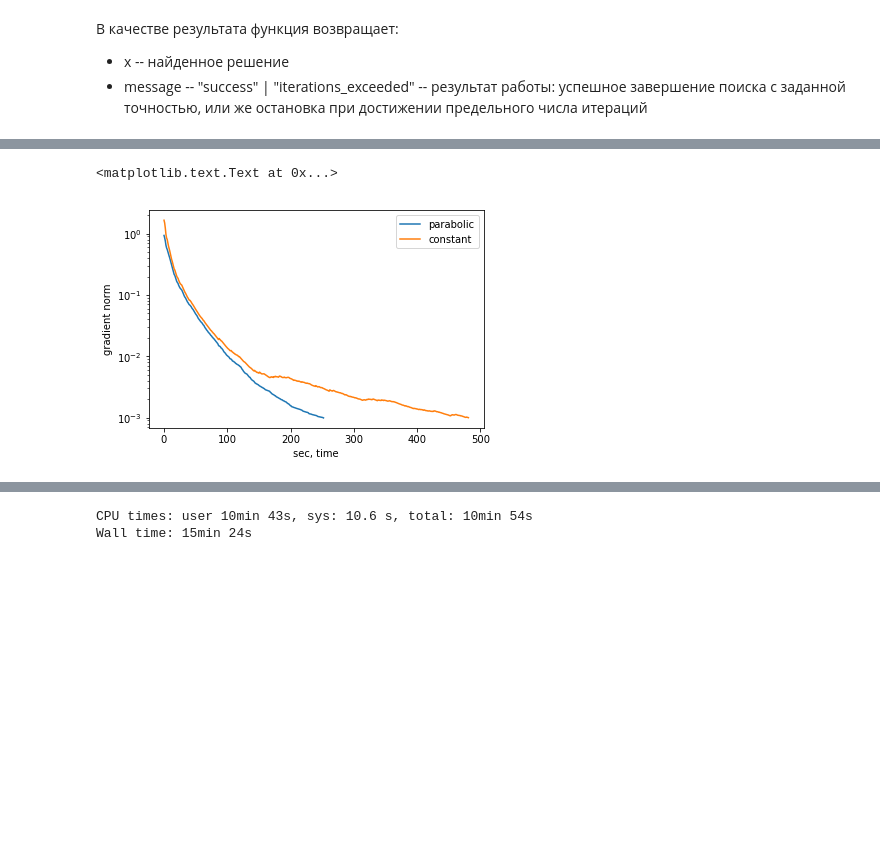
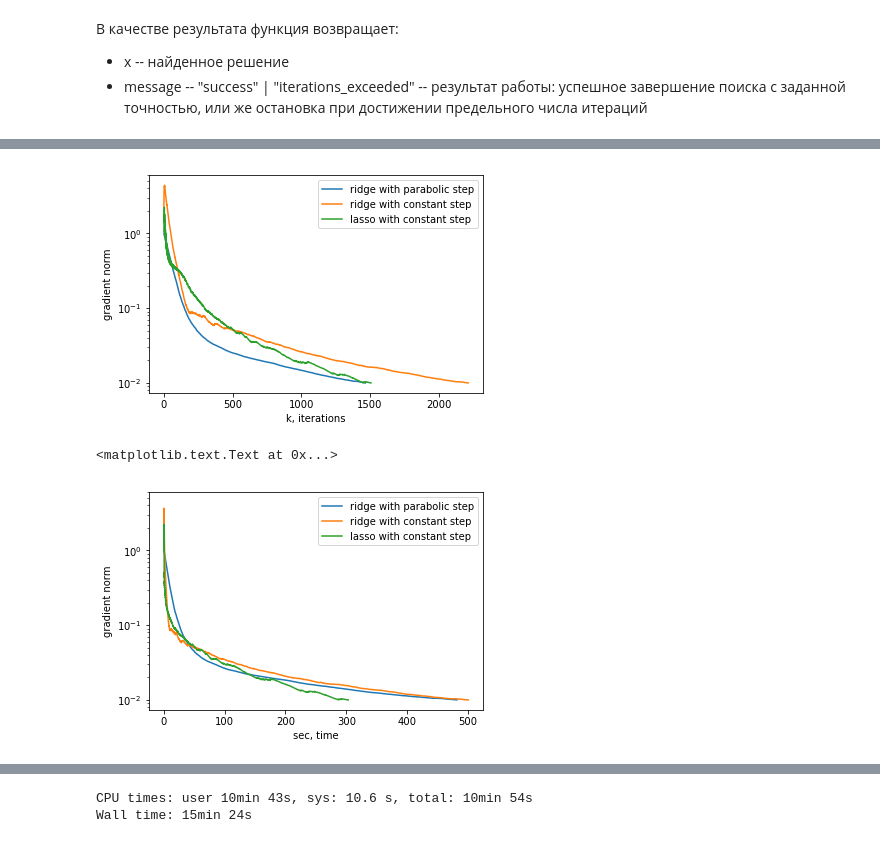
Before and after one commit to aksholokhov/skoltech-sparse-ccd-2017, a Jupyter notebook: Conditional Coordinate Descent.ipynb, the cells around one changed output, grey strips where cells are left out. Saved outputs shown, nothing was run; the diff lists cells and outputs as text; code cells hidden in the pictures; blank space fills up the shorter version.

Commit message:
1) Implement LASSO algorithm 2) Implement GS Rule

```diff
--- a/Conditional Coordinate Descent.ipynb
+++ b/Conditional Coordinate Descent.ipynb
@@ -65,7 +65,7 @@ $\arg \min H\beta_k \sim \arg\min H \begin{bmatrix}b_{k}^{-1} \\ z_k\end{bmatrix
 
 n = int(1e5)       # Размерность пространства. Осторожно: при порядке n = 10^8 памяти в 8 GB может не хватать
 m = n
-mu = 1/n           # Коэффицент регуляризации в задаче Ridge
+mu = 1           # Коэффицент регуляризации в задаче Ridge
 X = sparse.rand(m, n, density=5/n).tocsr()  # Матрица исходных данных Х размера [m*n], плотность = доля ненулевых эл-тов
 x_true = sparse.rand(1, n, density=0.003).tocsr()  # Искомое решение
 x_true /= x_true.sum() # Решение живет на единичном симплексе
@@ -110,8 +110,8 @@ from lib.optimization import noname_algorithm_ridge
 * message -- "success" | "iterations_exceeded" -- результат работы: успешное завершение поиска с заданной точностью, или же остановка при достижении предельного числа итераций
 # %%
 %%time
-x, message, history = noname_algorithm_ridge(X, y, mu, x0, e = 1e-3, gradient_update_mode="heap", step="parabolic",
-                                 k_max = 300,  history_elements=("g_norm","time","d_sparsity", "gamma", "x_sparsity", "x_norm"))
+x, message, history = noname_algorithm_ridge(X, y, mu, x0, e = 1e-2, gradient_update_mode="heap", step="parabolic",
+                                 k_max = 1e4,  history_elements=("g_norm","time","d_sparsity", "gamma", "x_sparsity", "x_norm"))
 print(message)
 # %% [output]
 success
@@ -120,7 +120,7 @@ Wall time: 46.9 s
 # %%
 %%time
-x_fix, message, history_fix = noname_algorithm_ridge(X, y, mu, x0, e = 1e-3, gradient_update_mode="heap", step="constant",
-                                 k_max = 10e4,  history_elements=("g_norm","time","d_sparsity", "gamma"))
+x_fix, message, history_fix = noname_algorithm_ridge(X, y, mu, x0, e = 1e-2, gradient_update_mode="heap", step="constant",
+                                 k_max = 1e4,  history_elements=("g_norm","time","d_sparsity", "gamma"))
 print(message)
 # %% [output]
 success
@@ -128,0 +129,5 @@ Wall time: 41.8 s
+# %%
+%%time
+x_lasso, message_lasso, history_lasso = noname_algorithm_lasso(X, y, mu, x0, e = 1e-2, gradient_update_mode="heap", step="constant",
+                                 k_max = 1e4,  history_elements=("g_norm","time","d_sparsity", "gamma", "x_sparsity"))
+print(message)
@@ -129,9 +138,20 @@ Wall time: 41.8 s
 # %%
-semilogy(range(len(history["time"])), history["g_norm"], label = "parabolic")
-semilogy(range(len(history_fix["time"])), history_fix["g_norm"], label = "constant")
+semilogy(range(len(history["time"])), history["g_norm"], label = "ridge with parabolic step")
+semilogy(range(len(history_fix["time"])), history_fix["g_norm"], label = "ridge with constant step")
+semilogy(range(len(history_lasso["time"])), history_lasso["g_norm"], label = "lasso with constant step")
+legend()
+xlabel("k, iterations")
+ylabel("gradient norm")
+
+show()
+
+semilogy(history["time"], history["g_norm"], label = "ridge with parabolic step")
+semilogy(history_fix["time"], history_fix["g_norm"], label = "ridge with constant step")
+semilogy(history_lasso["time"], history_lasso["g_norm"], label = "lasso with constant step")
 legend()
 xlabel("sec, time")
 ylabel("gradient norm")
 # %% [output]
+[figure, new version]
 <matplotlib.text.Text at 0x...>
-[figure, old version]
+[figure, added]
```
Also changed, not shown: parts of 7 cells of this notebook, 3 other files.
